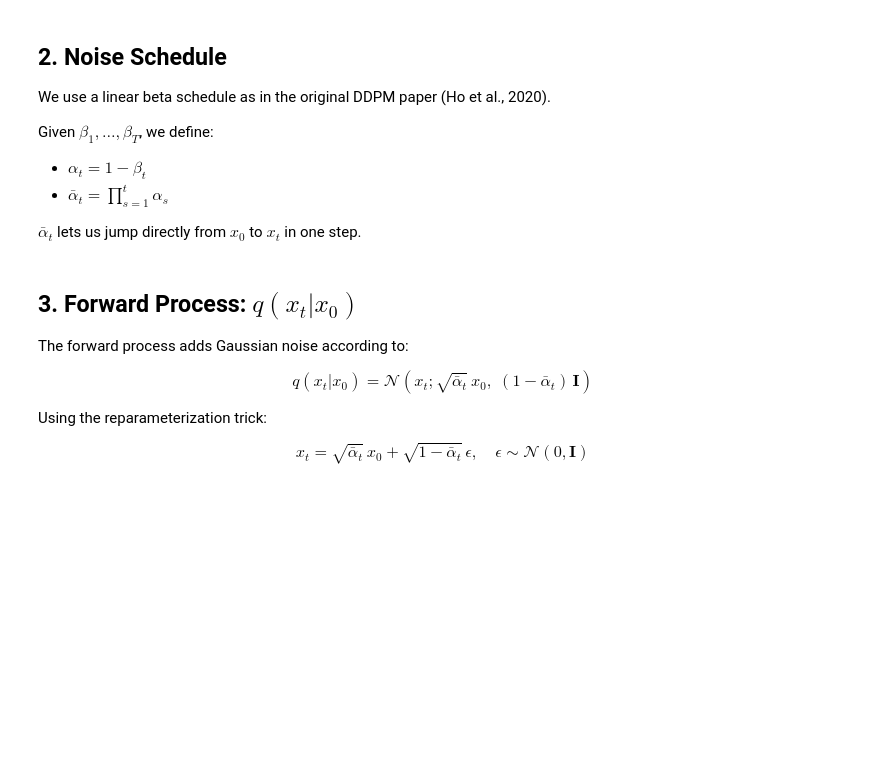
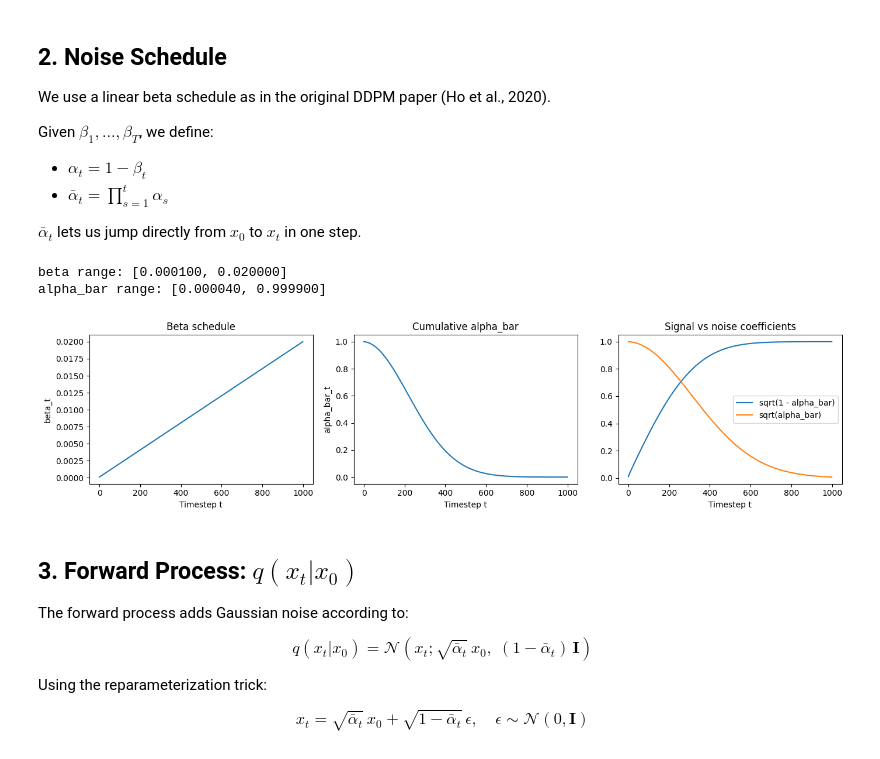
Before and after one commit to prashantkul/learn-generative-ai, a Jupyter notebook: 04-diffusion-models/notebook.ipynb, the cells around one changed output. Drawn from its saved outputs; the diff is of its cells as text; code cells hidden in the pictures; blank space fills up the shorter version.

```diff
--- a/04-diffusion-models/notebook.ipynb
+++ b/04-diffusion-models/notebook.ipynb
@@ -70,10 +77,9 @@ $\bar{\alpha}_t$ lets us jump directly from $x_0$ to $x_t$ in one step.
 # %%
 T = 1000  # total diffusion timesteps
 
-
 def linear_beta_schedule(timesteps, beta_start=1e-4, beta_end=0.02):
     """Linear schedule from beta_start to beta_end."""
-    return torch.linspace(beta_start, beta_end, timesteps)
+    return torch.linspace(beta_start, beta_end, timesteps, device=device)
 
 
 betas = linear_beta_schedule(T)
@@ -89,27 +95,32 @@ posterior_variance = betas * (1.0 - alpha_bar_prev) / (1.0 - alpha_bar)
 
 print(f"beta range: [{betas[0]:.6f}, {betas[-1]:.6f}]")
 print(f"alpha_bar range: [{alpha_bar[-1]:.6f}, {alpha_bar[0]:.6f}]")
+# %% [output]
+beta range: [0.000100, 0.020000]
+alpha_bar range: [0.000040, 0.999900]
 # %%
 fig, axes = plt.subplots(1, 3, figsize=(14, 3.5))
 
-axes[0].plot(betas.numpy(), linewidth=1.5)
+axes[0].plot(betas.cpu().numpy(), linewidth=1.5)
 axes[0].set_title("Beta schedule")
 axes[0].set_xlabel("Timestep t")
 axes[0].set_ylabel("beta_t")
 
-axes[1].plot(alpha_bar.numpy(), linewidth=1.5)
+axes[1].plot(alpha_bar.cpu().numpy(), linewidth=1.5)
 axes[1].set_title("Cumulative alpha_bar")
 axes[1].set_xlabel("Timestep t")
 axes[1].set_ylabel("alpha_bar_t")
 
-axes[2].plot(sqrt_one_minus_alpha_bar.numpy(), linewidth=1.5, label="sqrt(1 - alpha_bar)")
-axes[2].plot(sqrt_alpha_bar.numpy(), linewidth=1.5, label="sqrt(alpha_bar)")
+axes[2].plot(sqrt_one_minus_alpha_bar.cpu().numpy(), linewidth=1.5, label="sqrt(1 - alpha_bar)")
+axes[2].plot(sqrt_alpha_bar.cpu().numpy(), linewidth=1.5, label="sqrt(alpha_bar)")
 axes[2].set_title("Signal vs noise coefficients")
 axes[2].set_xlabel("Timestep t")
 axes[2].legend()
 
 plt.tight_layout()
 plt.show()
+# %% [output]
+[figure, added]
 # %% [markdown]
 ## 3. Forward Process: $q(x_t | x_0)$
 
```
Also changed, not shown: parts of 17 cells of this notebook.
